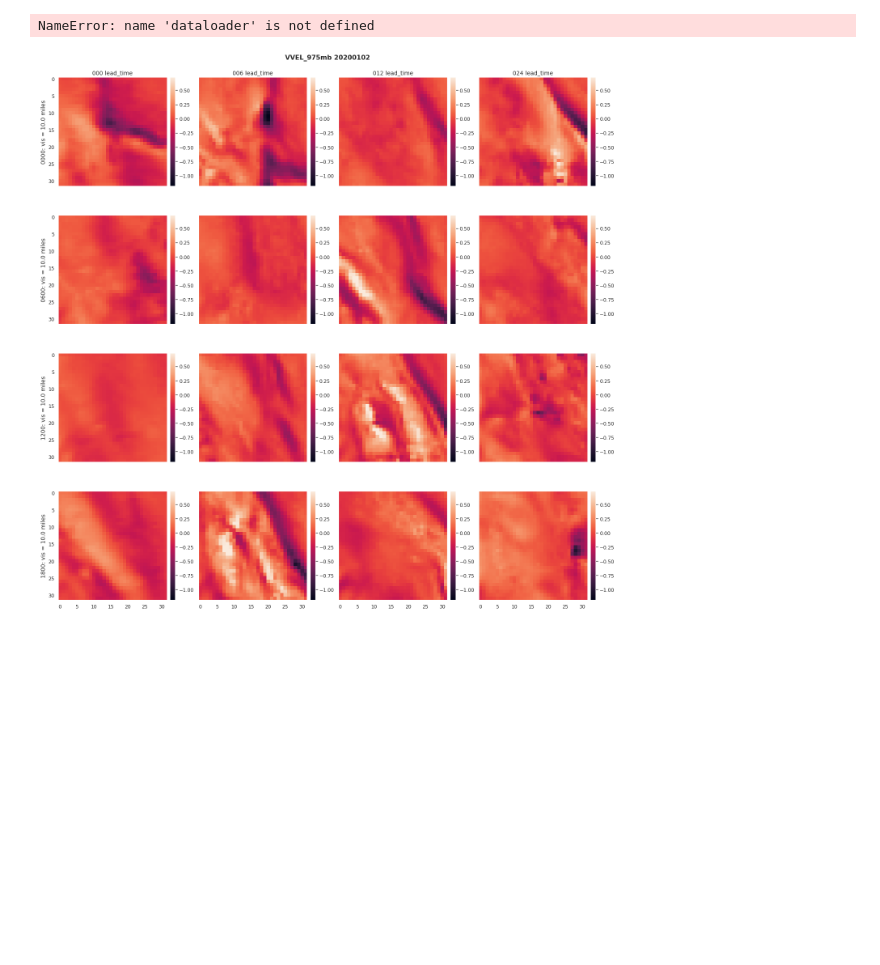
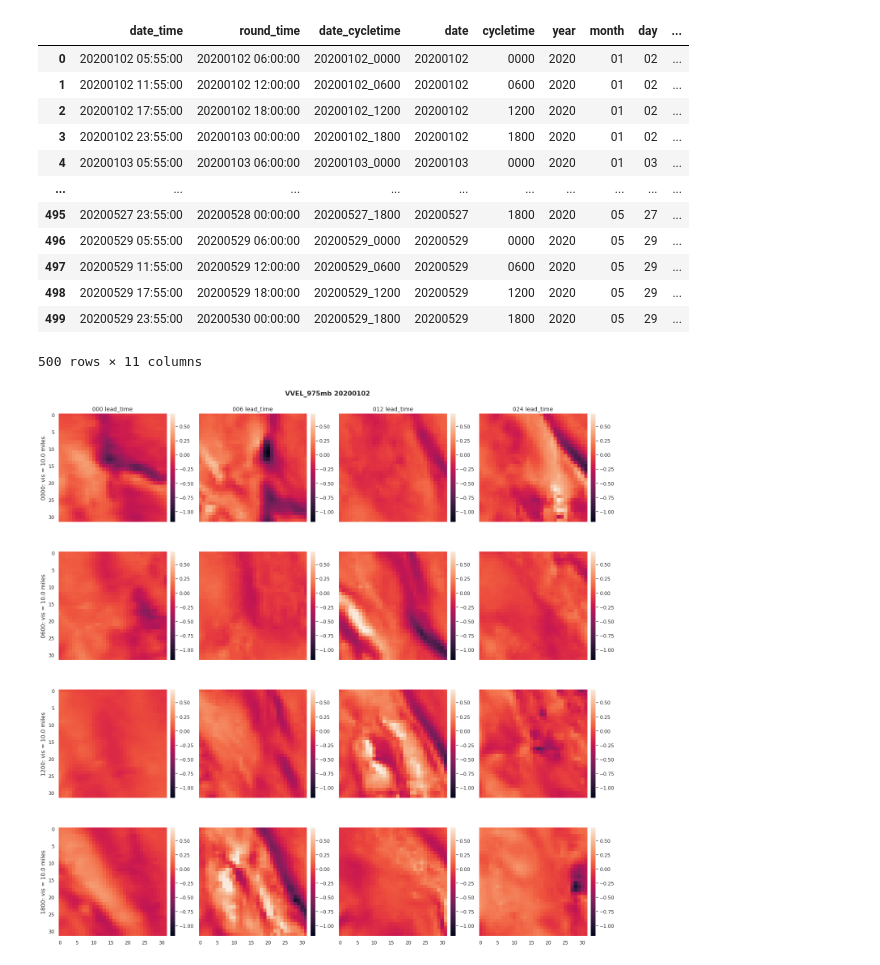
Before and after one commit to conrad-blucher-institute/SparkMET, a Jupyter notebook: EDA.ipynb, the cells around one changed output. Saved outputs shown, nothing was run; the diff lists cells and outputs as text; code cells hidden in the pictures; blank space fills up the shorter version.

```diff
--- a/EDA.ipynb
+++ b/EDA.ipynb
@@ -38,18 +38,30 @@ year_information          = {'2009':['20090101', '20091231'],
 # %%
 first_date_string = year_information['2020'][0]
 last_date_string  = year_information['2020'][1]
 
 data_generation_class = dataloader.input_dataframe_generater(img_path = None,
                                                 target_path = None,
                                                 first_date_string = first_date_string,
                                                 last_date_string = last_date_string,
                                                 lead_time_pred = 24)
 
 dataset = data_generation_class.return_dataframe()
-dataset.to_csv('./dataset.csv')
+#dataset.to_csv('./dataset.csv')
 dataset
 # %% [output]
+|  | date_time | round_time | date_cycletime | date | cycletime | year | month | day | ... |
+| 0 | 20200102 05:55:00 | 20200102 06:00:00 | 20200102_0000 | 20200102 | 0000 | 2020 | 01 | 02 | ... |
+| 1 | 20200102 11:55:00 | 20200102 12:00:00 | 20200102_0600 | 20200102 | 0600 | 2020 | 01 | 02 | ... |
+| 2 | 20200102 17:55:00 | 20200102 18:00:00 | 20200102_1200 | 20200102 | 1200 | 2020 | 01 | 02 | ... |
+| 3 | 20200102 23:55:00 | 20200103 00:00:00 | 20200102_1800 | 20200102 | 1800 | 2020 | 01 | 02 | ... |
+| 4 | 20200103 05:55:00 | 20200103 06:00:00 | 20200103_0000 | 20200103 | 0000 | 2020 | 01 | 03 | ... |
+| ... | ... | ... | ... | ... | ... | ... | ... | ... | ... |
+| 495 | 20200527 23:55:00 | 20200528 00:00:00 | 20200527_1800 | 20200527 | 1800 | 2020 | 05 | 27 | ... |
+| 496 | 20200529 05:55:00 | 20200529 06:00:00 | 20200529_0000 | 20200529 | 0000 | 2020 | 05 | 29 | ... |
+| 497 | 20200529 11:55:00 | 20200529 12:00:00 | 20200529_0600 | 20200529 | 0600 | 2020 | 05 | 29 | ... |
+| 498 | 20200529 17:55:00 | 20200529 18:00:00 | 20200529_1200 | 20200529 | 1200 | 2020 | 05 | 29 | ... |
+| 499 | 20200529 23:55:00 | 20200530 00:00:00 | 20200529_1800 | 20200529 | 1800 | 2020 | 05 | 29 | ... |
-NameError: name 'dataloader' is not defined
+500 rows × 11 columns
 # %%
 map_generater = datatools.fog_map_generator(dataframe_path  = './dataset.csv',
                                             map_structure = '4D',
```
